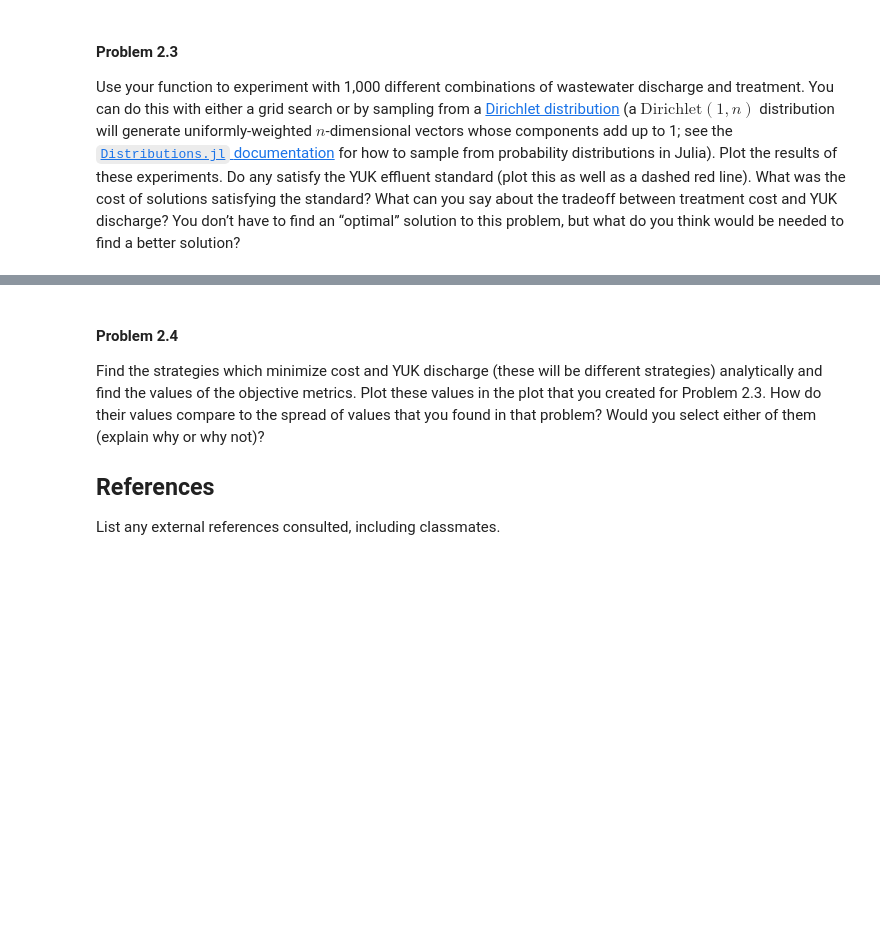
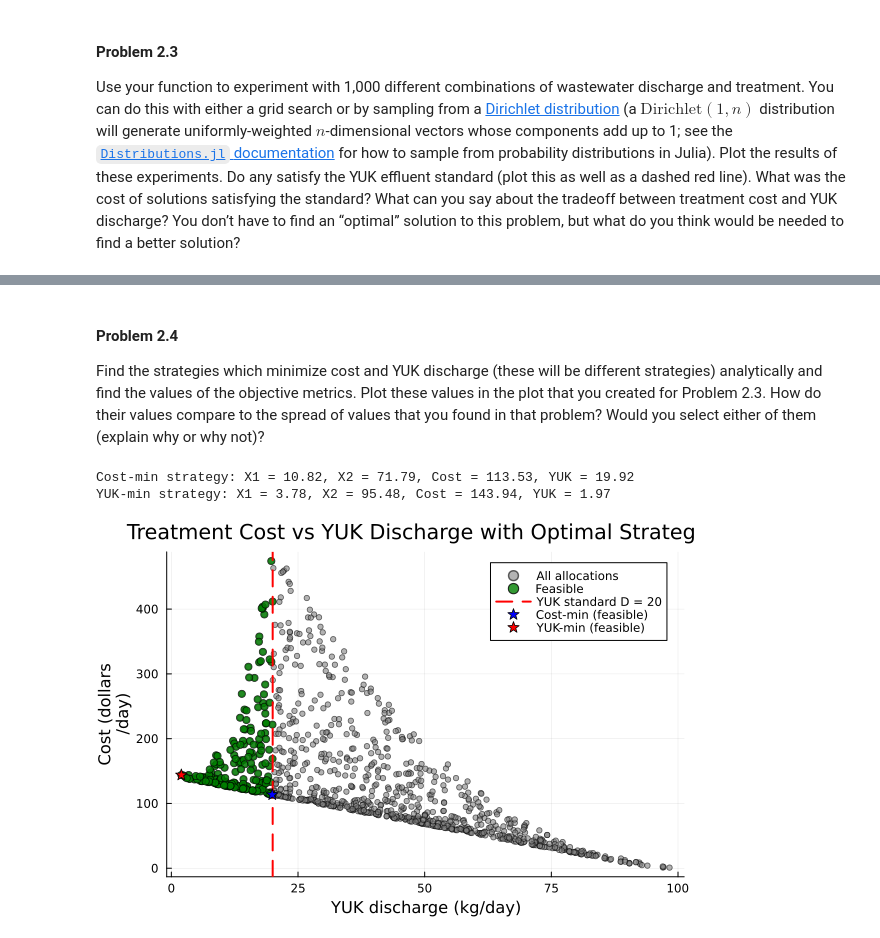
Before and after one commit to BEE4750-FA25/bee4750-hw1-xl748, a Jupyter notebook: hw01.ipynb, the cells around one changed output, grey strips where cells are left out. Cells and saved outputs as stored; diff of their text form; code cells hidden in the pictures; blank space fills up the shorter version.

```diff
--- a/hw01.ipynb
+++ b/hw01.ipynb
@@ -477,7 +480,38 @@ different strategies) analytically and find the values of the objective
 metrics. Plot these values in the plot that you created for Problem 2.3.
 How do their values compare to the spread of values that you found in
 that problem? Would you select either of them (explain why or why not)?
-
-## References
-
-List any external references consulted, including classmates.
+# %%
+# Cost-minimizing among feasible points
+min_cost_idx = argmin(cost[feasible]) # index of minminized cost
+X1_costmin = X1[feasible][min_cost_idx]
+X2_costmin = X2[feasible][min_cost_idx]
+D_costmin, C_costmin = treatment_plan(X1_costmin, X2_costmin)
+
+# YUK-minimizing among feasible points
+min_YUK_idx = argmin(discharge[feasible]) # index of YUK discharge
+X1_YUKmin = X1[feasible][min_YUK_idx]
+X2_YUKmin = X2[feasible][min_YUK_idx]
+D_YUKmin, C_YUKmin = treatment_plan(X1_YUKmin, X2_YUKmin)
+
+println("Cost-min strategy: X1 = $(round(X1_costmin, digits = 2)), X2 = $(round(X2_costmin, digits = 2)), " *
+        "Cost = $(round(C_costmin, digits = 2)), YUK = $(round(D_costmin, digits = 2))")
+println("YUK-min strategy: X1 = $(round(X1_YUKmin, digits = 2)), X2 = $(round(X2_YUKmin, digits = 2)), " *
+        "Cost = $(round(C_YUKmin, digits = 2)), YUK = $(round(D_YUKmin, digits = 2))")
+
+# Plot for all plans
+scatter(discharge, cost, ms = 3, alpha = 0.6, label = "Plans", color = :gray)
+scatter!(discharge[feasible], cost[feasible], ms = 4, alpha = 0.8, color = :green, label = "Feasible")
+vline!([20], linestyle = :dash, linewidth = 2, color = :red, label = "YUK standard D = 20")
+
+# Add optimized strategies
+scatter!([D_costmin], [C_costmin], ms = 6, color = :blue, marker = :star5, label = "Cost-min (feasible)")
+scatter!([D_YUKmin], [C_YUKmin], ms = 6, color = :red, marker = :star5, label = "YUK-min (feasible)")
+
+xlabel!("YUK discharge (kg/day)")
+ylabel!("Cost (dollars
+/day)")
+title!("Treatment Cost vs YUK Discharge with Optimal Strategies")
+# %% [output]
+Cost-min strategy: X1 = 10.82, X2 = 71.79, Cost = 113.53, YUK = 19.92
+YUK-min strategy: X1 = 3.78, X2 = 95.48, Cost = 143.94, YUK = 1.97
+[figure, added]
```
Also changed, not shown: parts of 6 cells of this notebook.
